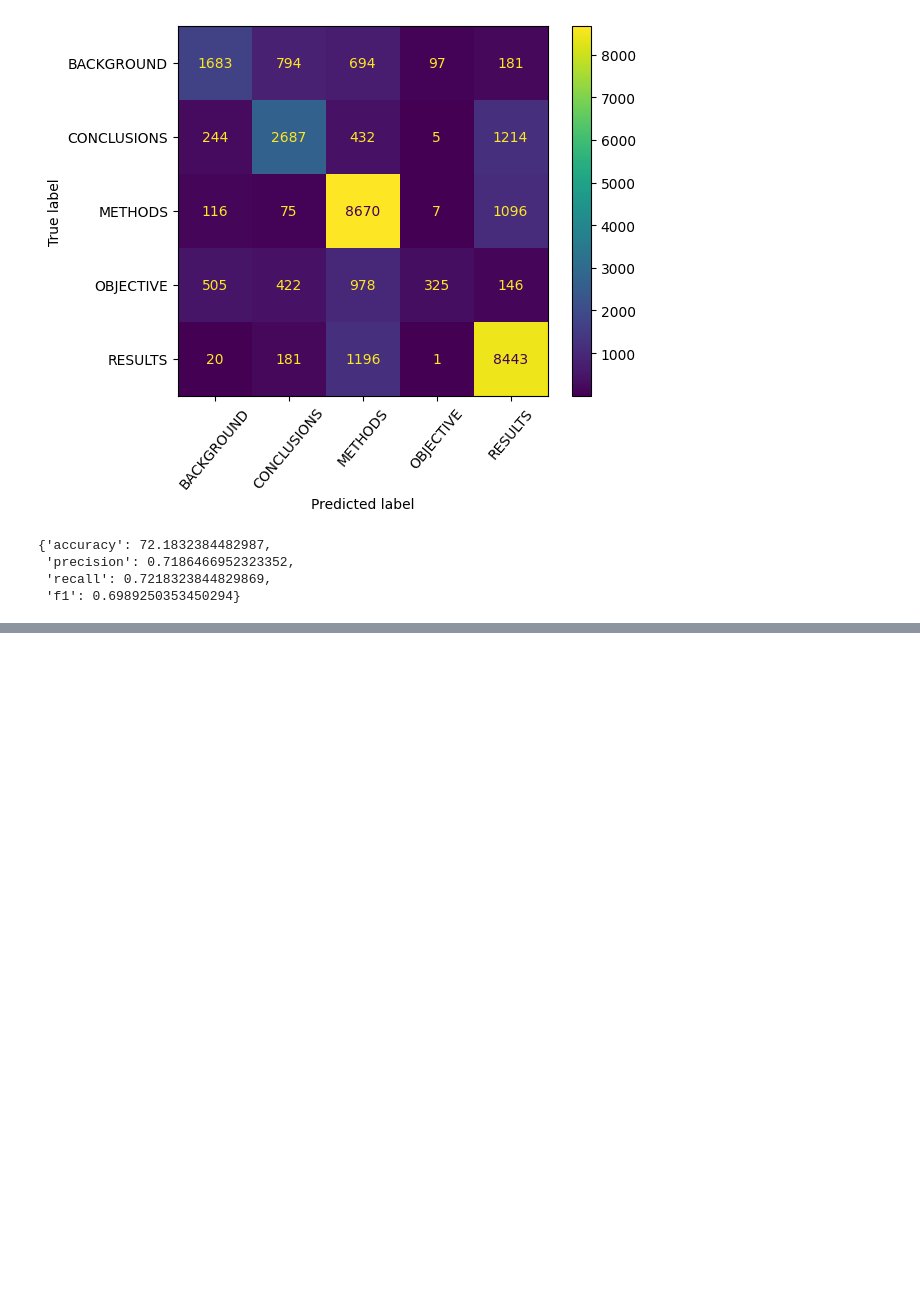
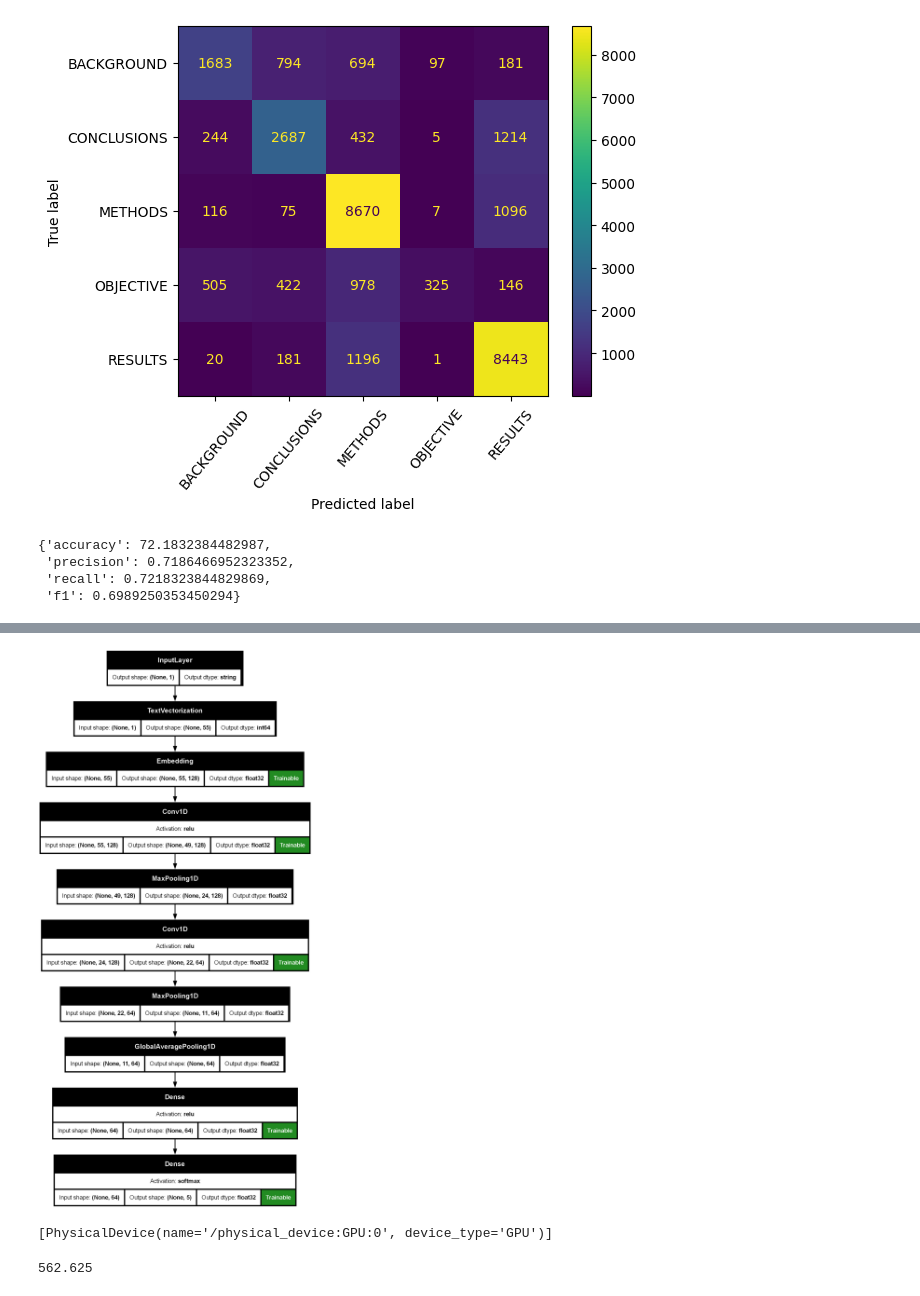
Before and after one commit to yehandineth/NLP_Learning, a Jupyter notebook: JSCReplication/skimlit.ipynb, the cells around one changed output, grey strips where cells are left out. Drawn from its saved outputs; the diff is of its cells as text; code cells hidden in the pictures; blank space fills up the shorter version.

Commit message:
fixed keras 3 issue

```diff
--- a/JSCReplication/skimlit.ipynb
+++ b/JSCReplication/skimlit.ipynb
@@ -293,0 +313,7 @@ baseline_metrics
+# %%
+VOCAB_SIZE = 68000
+NUM_TOKENS = 55
+vectorizer = TextVectorization(
+    max_tokens=VOCAB_SIZE,
+    output_sequence_length=NUM_TOKENS,
+)
@@ -293,0 +350,27 @@ baseline_metrics
+# %%
+EMBEDDING_DIMENSIONS = 128
+model_1_embedding = Embedding(
+    input_dim=len(vectorizer.get_vocabulary()),
+    output_dim=EMBEDDING_DIMENSIONS,
+    mask_zero=True,
+)
+
+inputs = keras.layers.Input(shape=(1,), dtype=tf.string)
+
+x = vectorizer(inputs)
+x = model_1_embedding(x)
+x = keras.layers.Conv1D(128,7, activation='relu')(x)
+x = keras.layers.MaxPool1D(2)(x)
+x = keras.layers.Conv1D(64,3,activation='relu')(x)
+x = keras.layers.MaxPool1D(2)(x)
+x = keras.layers.GlobalAveragePooling1D()(x)
+x = keras.layers.Dense(64, activation='relu')(x)
+outputs = keras.layers.Dense(NUM_CLASSES,activation = 'softmax')(x)
+
+model_1 = keras.Model(inputs,outputs)
+
+model_1.compile(
+    optimizer= keras.optimizers.Adam(),
+    loss = CategoricalCrossentropy(),
+    metrics=['accuracy']#, keras.metrics.Precision(), keras.metrics.Recall(), keras.metrics.F1Score()]
+    )
@@ -293,0 +401,19 @@ baseline_metrics
+# %%
+keras.utils.plot_model(
+    model=model_1,
+    show_dtype=True,
+    show_layer_activations=True,
+    expand_nested=True,
+    show_shapes=True,
+    show_trainable=True
+                       )
+# %% [output]
+[figure, added]
+# %%
+tf.config.list_physical_devices('GPU')
+# %% [output]
+[PhysicalDevice(name='/physical_device:GPU:0', device_type='GPU')]
+# %%
+len(X_train)/320
+# %% [output]
+562.625
```
Also changed, not shown: parts of 43 cells of this notebook, 2 other files.
